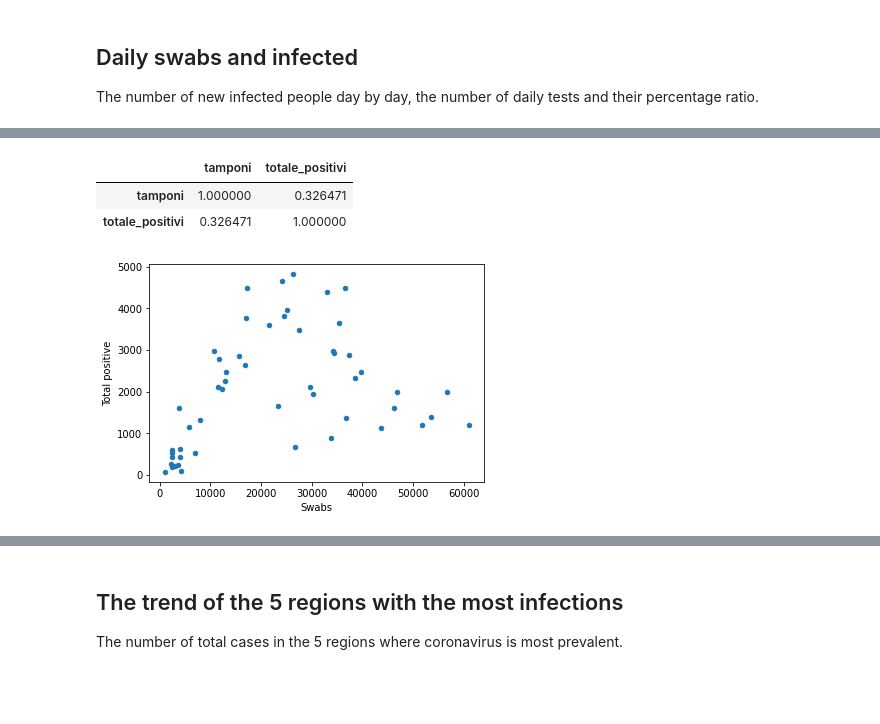
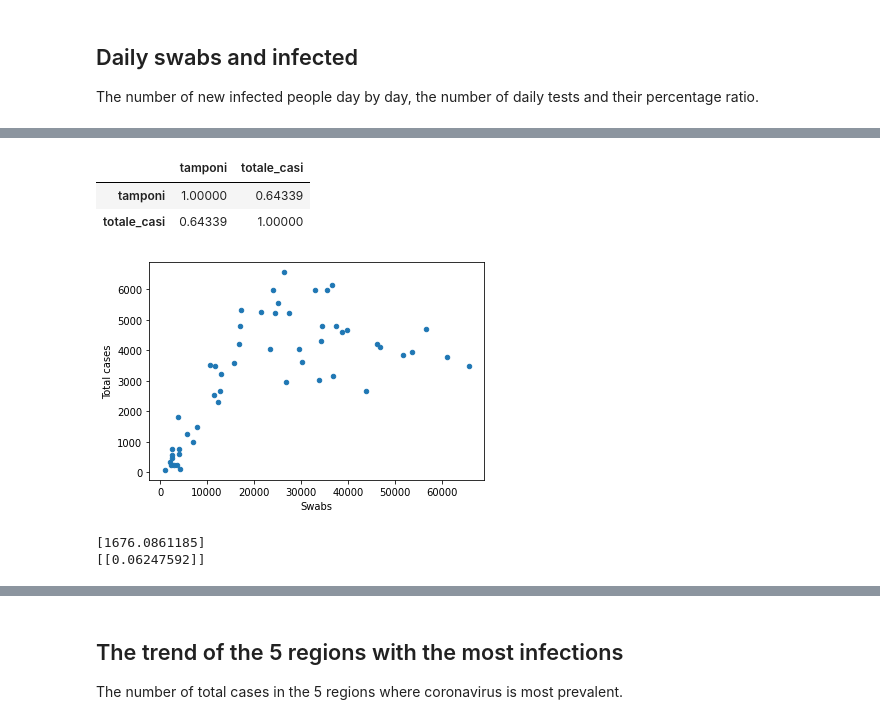
Before and after one commit to aribasadme/COVID19, a Jupyter notebook: covid19_italia.ipynb, the cells around one changed output, grey strips where cells are left out. Saved outputs shown, nothing was run; the diff lists cells and outputs as text; code cells hidden in the pictures; blank space fills up the shorter version.

```diff
--- a/covid19_italia.ipynb
+++ b/covid19_italia.ipynb
@@ -209,14 +215,29 @@ df_data_totals_daily.tail()
 # %%
-df_data_totals_daily[['tamponi','totale_positivi']].corr()
+df_data_totals_daily[['tamponi','totale_casi']].corr()
 # %% [output]
-|  | tamponi | totale_positivi |
-| tamponi | 1.000000 | 0.326471 |
-| totale_positivi | 0.326471 | 1.000000 |
+|  | tamponi | totale_casi |
+| tamponi | 1.00000 | 0.64339 |
+| totale_casi | 0.64339 | 1.00000 |
 # %%
-# Scatter plot with tamponi (swabs) and totale_positivi (total positive)
-df_data_totals_daily.plot.scatter(x='tamponi', y='totale_positivi')
+# Scatter plot with tamponi (swabs) and totale_positivi (total cases)
+df_data_totals_daily.plot.scatter(x='tamponi', y='totale_casi')
 plt.xlabel('Swabs')
-plt.ylabel('Total positive')
+plt.ylabel('Total cases')
 plt.show()
 # %% [output]
-[figure, old version]
+[figure, new version]
+# %%
+X = df_data_totals_daily['tamponi'].dropna().values.reshape(-1,1)
+y = df_data_totals_daily['totale_casi'].dropna().values.reshape(-1,1)
+
+X_train, X_test, y_train, y_test = train_test_split(X, y, test_size=0.2, random_state=0)
+regressor = LinearRegression()
+regressor.fit(X_train, y_train) # Training the algorithm
+
+# To retrieve the intercept:
+print(regressor.intercept_)
+# For retrieving the slope:
+print(regressor.coef_)
+# %% [output]
+[1676.0861185]
+[[0.06247592]]
```
Also changed, not shown: parts of 33 cells of this notebook, 1 other file.
